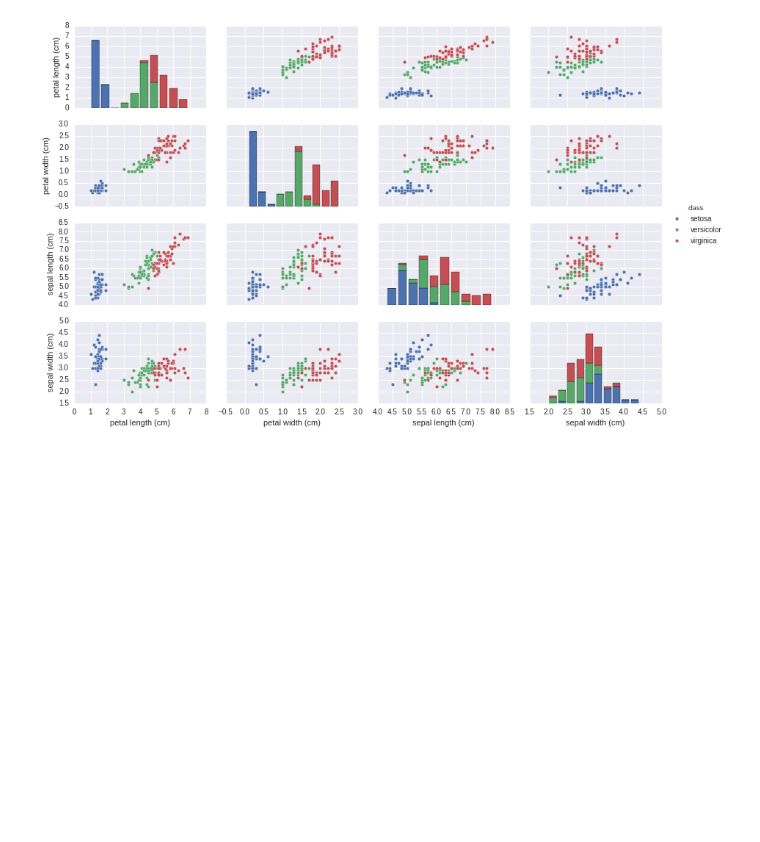
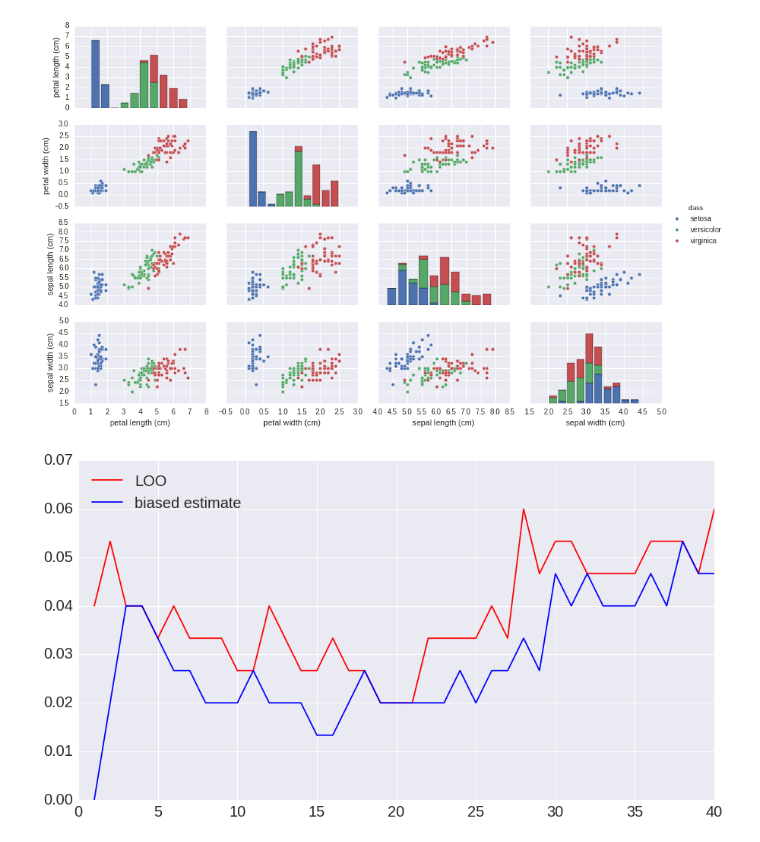
Before and after one commit to sdukshis/ml-intro, a Jupyter notebook: lectures/Notebooks/Iris.ipynb, the cells around one changed output. Cells and saved outputs as stored; diff of their text form; code cells hidden in the pictures; blank space fills up the shorter version.

```diff
--- a/lectures/Notebooks/Iris.ipynb
+++ b/lectures/Notebooks/Iris.ipynb
@@ -47,3 +47,36 @@ sns.pairplot(iris_df, hue='class', size=2, aspect=1.5)
 # %% [output]
 <seaborn.axisgrid.PairGrid at 0x...>
 [figure]
+# %%
+from sklearn.preprocessing import StandardScaler
+from sklearn.preprocessing import  LabelEncoder
+from sklearn.neighbors import KNeighborsClassifier
+from sklearn.cross_validation import LeaveOneOut, cross_val_score
+from sklearn.metrics import log_loss
+import numpy as np
+
+loo = LeaveOneOut(len(iris_df.dropna()))
+
+X = iris_df.dropna().drop(['class'], axis=1).values
+y = LabelEncoder().fit_transform(iris_df.dropna()['class'])
+
+# X_scaled = StandardScaler().fit_transform(X)
+X_scaled = X
+max_k = 40
+scores = np.zeros(max_k)
+scores1 = np.zeros(max_k)
+
+for k in range(1, max_k + 1):
+    cls = KNeighborsClassifier(k)
+    cls.fit(X_scaled, y)
+    scores1[k-1] = cls.score(X_scaled, y)
+    scores[k - 1] = cross_val_score(cls, X_scaled, y, cv=loo).mean()
+# %%
+plt.figure(figsize=(15,8))
+sns.set(font_scale=2)
+plt.plot(range(1, max_k + 1), 1 - scores, c='red', label='LOO')
+plt.plot(range(1, max_k + 1), 1 - scores1, c='blue', label='biased estimate')
+plt.legend(loc=2)
+plt.savefig('iris_knn_loo.pdf')
+# %% [output]
+[figure, added]
```
Also changed, not shown: 4 other files.
